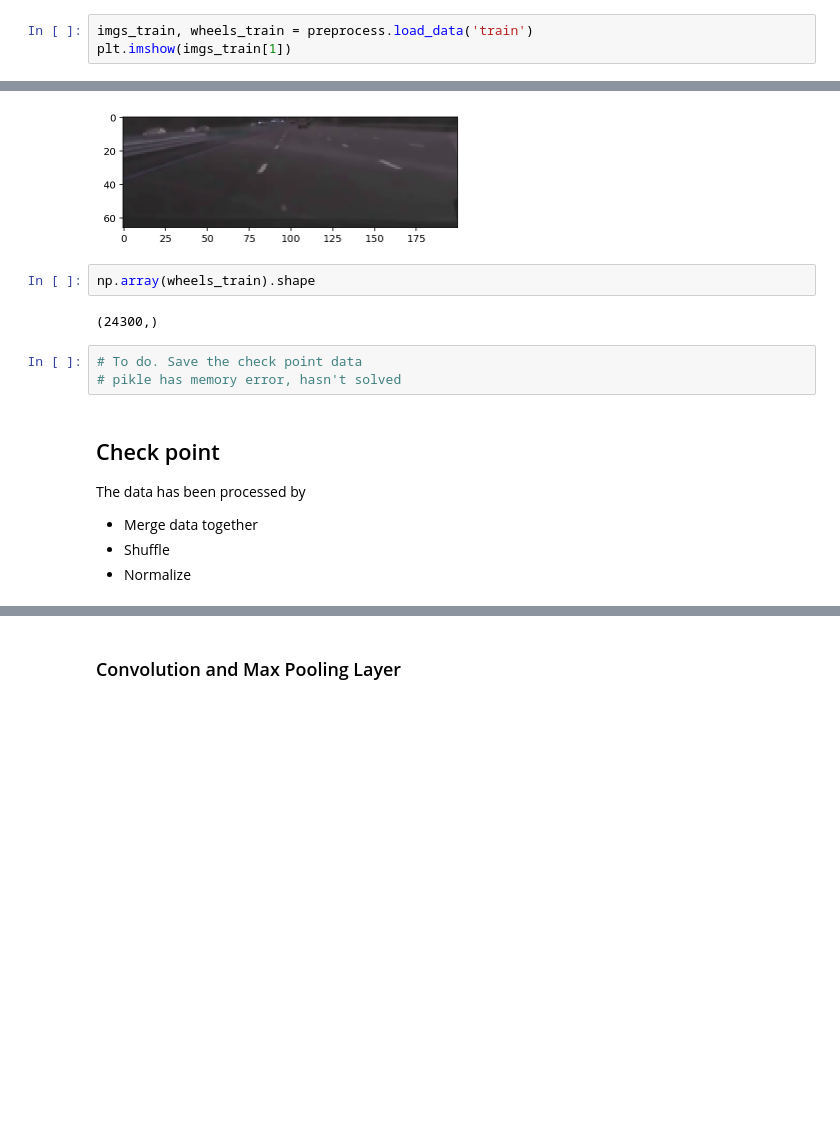
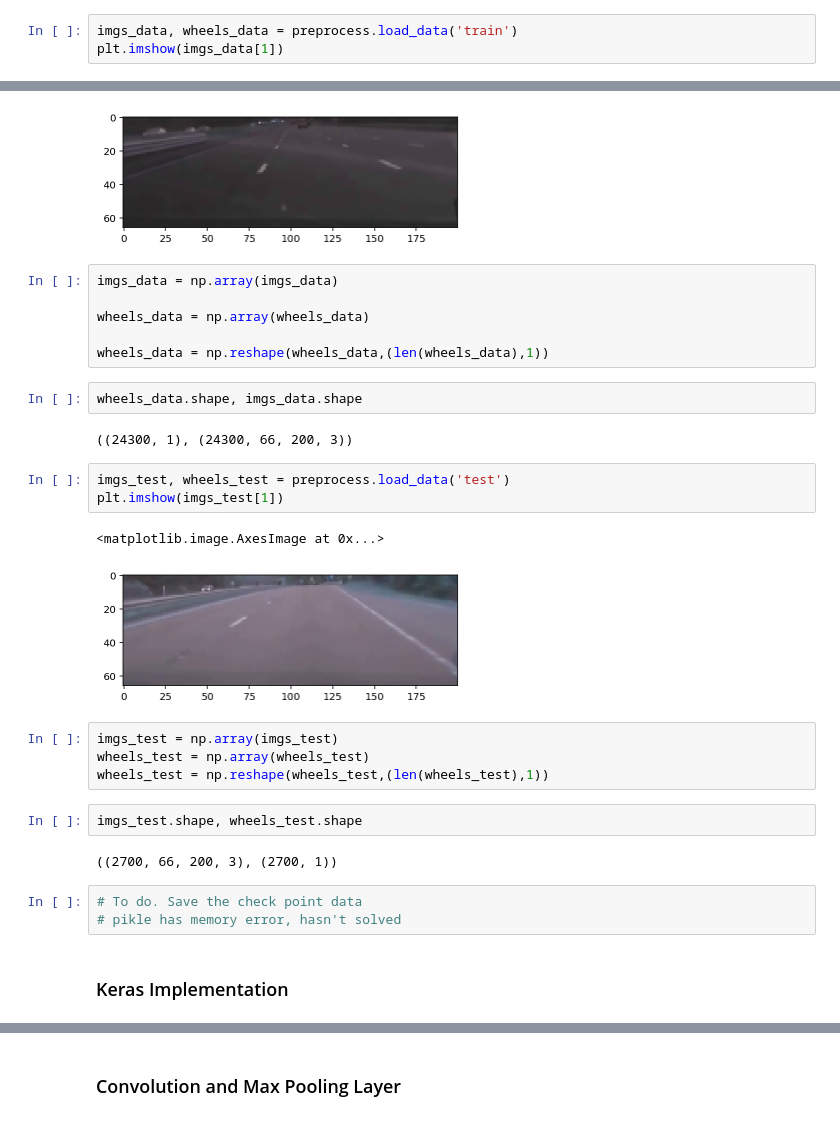
Before and after one commit to gwwang16/Machine-Learning, a Jupyter notebook: Projects/Capstone-DeepTesla/DeepTesla.ipynb, the cells around one changed output, grey strips where cells are left out. Saved outputs shown, nothing was run; the diff lists cells and outputs as text; blank space fills up the shorter version.

```diff
--- a/Projects/Capstone-DeepTesla/DeepTesla.ipynb
+++ b/Projects/Capstone-DeepTesla/DeepTesla.ipynb
@@ -110,21 +111,36 @@ The frame count of video is large than csv 2 frame counts
 Load all data together, and then select ~1/10 data as valid data.
 # %%
-imgs_train, wheels_train = preprocess.load_data('train')
-plt.imshow(imgs_train[1])
+imgs_data, wheels_data = preprocess.load_data('train')
+plt.imshow(imgs_data[1])
 # %% [output]
 <matplotlib.image.AxesImage at 0x...>
 [figure]
-# %%
-np.array(wheels_train).shape
-# %% [output]
-(24300,)
+# %%
+imgs_data = np.array(imgs_data)
+
+wheels_data = np.array(wheels_data)
+
+wheels_data = np.reshape(wheels_data,(len(wheels_data),1))
+# %%
+wheels_data.shape, imgs_data.shape
+# %% [output]
+((24300, 1), (24300, 66, 200, 3))
+# %%
+imgs_test, wheels_test = preprocess.load_data('test')
+plt.imshow(imgs_test[1])
+# %% [output]
+<matplotlib.image.AxesImage at 0x...>
+[figure, added]
+# %%
+imgs_test = np.array(imgs_test)
+wheels_test = np.array(wheels_test)
+wheels_test = np.reshape(wheels_test,(len(wheels_test),1))
+# %%
+imgs_test.shape, wheels_test.shape
+# %% [output]
+((2700, 66, 200, 3), (2700, 1))
 # %%
 # To do. Save the check point data
 # pikle has memory error, hasn't solved
-# %% [markdown]
-## Check point
-
-The data has been processed by
-- Merge data together
-- Shuffle
-- Normalize
+# %% [markdown]
+### Keras Implementation
```
Also changed, not shown: parts of 28 cells of this notebook, 6 other files.
